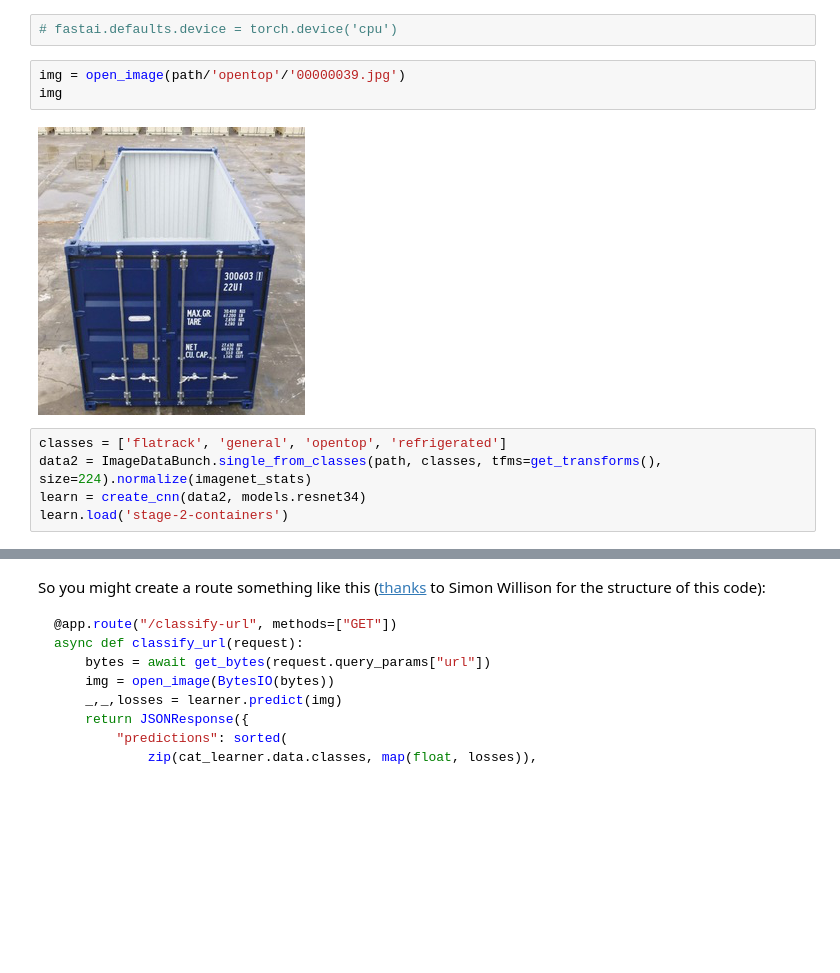
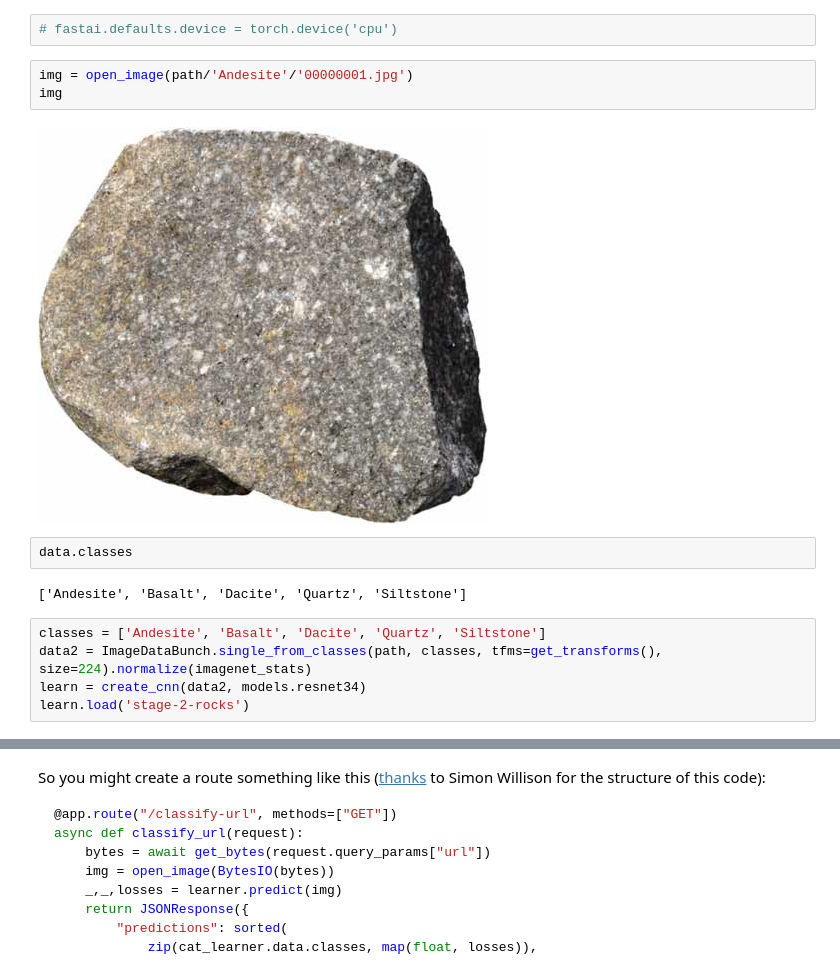
Before and after one commit to noklam/fastai_pytorch10, a Jupyter notebook: Note_Rock_Type_Classifier.ipynb, the cells around one changed output, grey strips where cells are left out. Cells and saved outputs as stored; diff of their text form; blank space fills up the shorter version.

```diff
--- a/Note_Rock_Type_Classifier.ipynb
+++ b/Note_Rock_Type_Classifier.ipynb
@@ -286,15 +269,19 @@ You probably want to use CPU for inference, except at massive scale (and you alm
 # %%
 # fastai.defaults.device = torch.device('cpu')
 # %%
-img = open_image(path/'opentop'/'00000039.jpg')
+img = open_image(path/'Andesite'/'00000001.jpg')
 img
 # %% [output]
-[figure, old version]
+[figure, new version]
+# %%
+data.classes
+# %% [output]
+['Andesite', 'Basalt', 'Dacite', 'Quartz', 'Siltstone']
 # %%
-classes = ['flatrack', 'general', 'opentop', 'refrigerated']
+classes = ['Andesite', 'Basalt', 'Dacite', 'Quartz', 'Siltstone']
 data2 = ImageDataBunch.single_from_classes(path, classes, tfms=get_transforms(), size=224).normalize(imagenet_stats)
 learn = create_cnn(data2, models.resnet34)
-learn.load('stage-2-containers')
+learn.load('stage-2-rocks')
 # %%
 pred_class,pred_idx,outputs = learn.predict(img)
 pred_class
```
Also changed, not shown: parts of 17 cells of this notebook.
